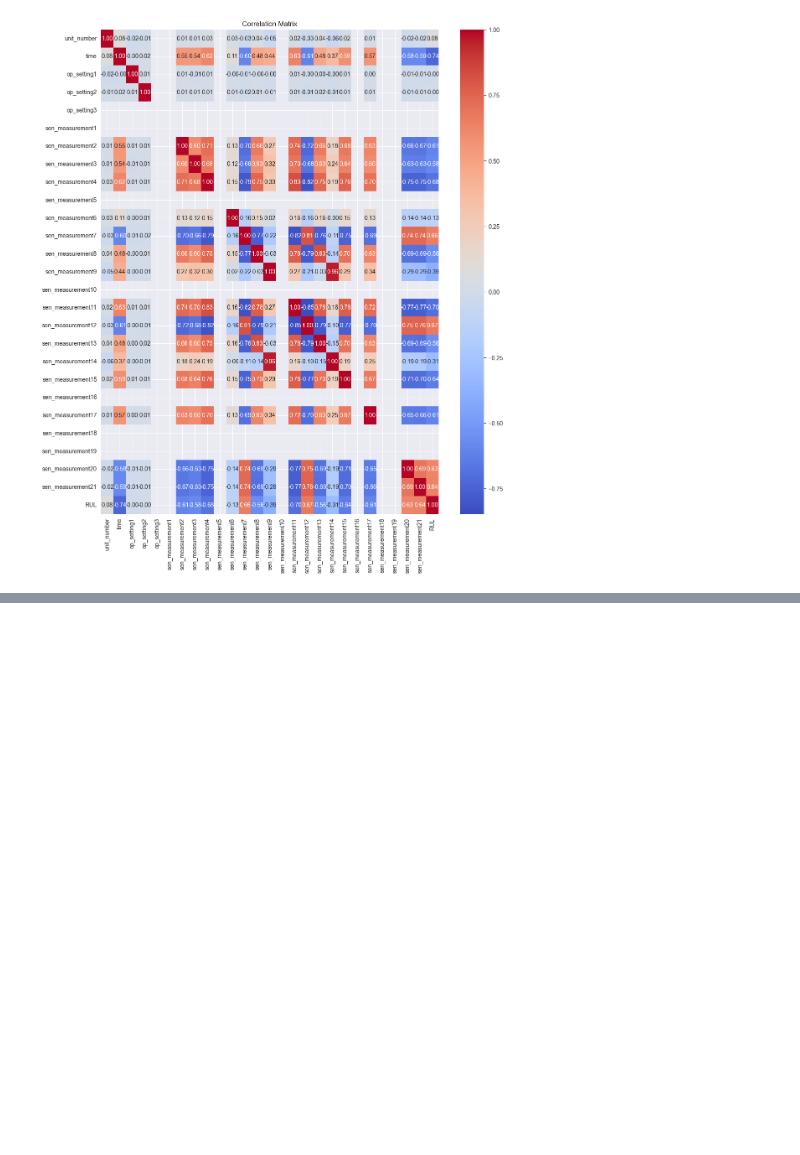
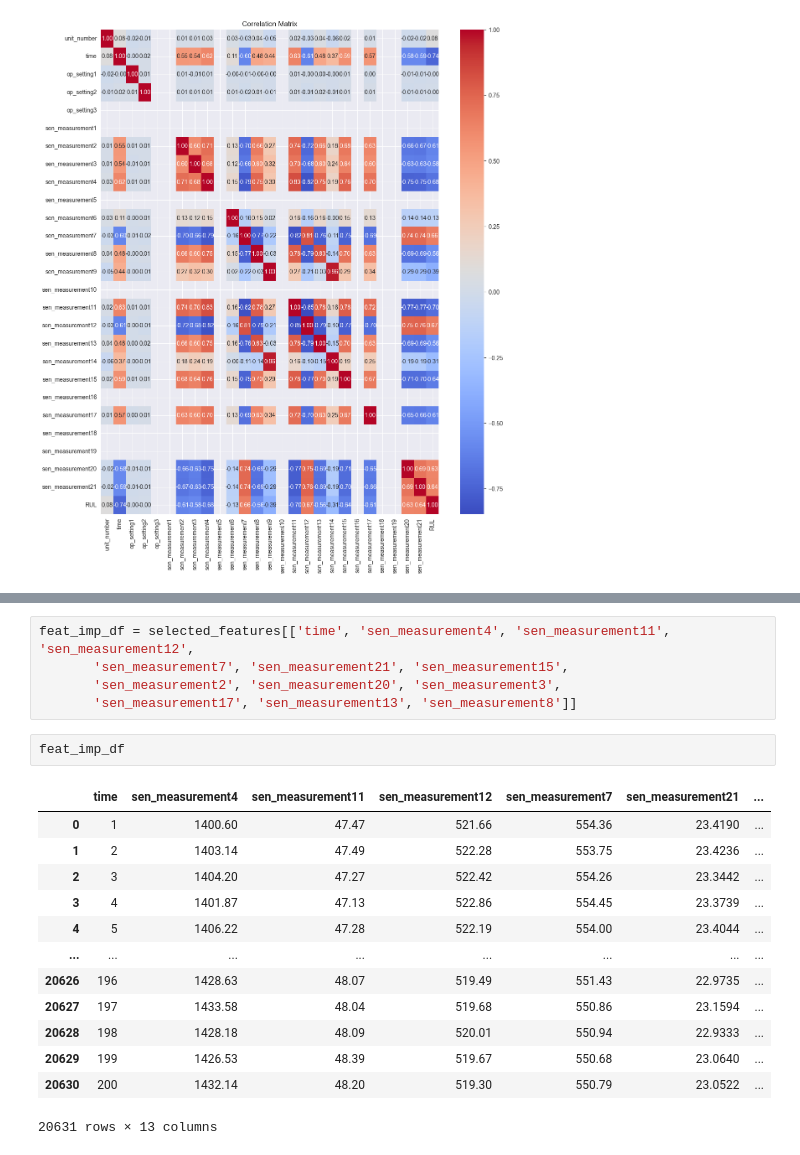
Before and after one commit to DeTa47/Turbofan-lifecycle-prediction, a Jupyter notebook: turbofan_data_eda.ipynb, the cells around one changed output, grey strips where cells are left out. Drawn from its saved outputs; the diff is of its cells as text; blank space fills up the shorter version.

```diff
--- a/turbofan_data_eda.ipynb
+++ b/turbofan_data_eda.ipynb
@@ -86,0 +179,21 @@ plt.show()
+# %%
+feat_imp_df = selected_features[['time', 'sen_measurement4', 'sen_measurement11', 'sen_measurement12',
+       'sen_measurement7', 'sen_measurement21', 'sen_measurement15',
+       'sen_measurement2', 'sen_measurement20', 'sen_measurement3',
+       'sen_measurement17', 'sen_measurement13', 'sen_measurement8']]
+# %%
+feat_imp_df
+# %% [output]
+|  | time | sen_measurement4 | sen_measurement11 | sen_measurement12 | sen_measurement7 | sen_measurement21 | ... |
+| 0 | 1 | 1400.60 | 47.47 | 521.66 | 554.36 | 23.4190 | ... |
+| 1 | 2 | 1403.14 | 47.49 | 522.28 | 553.75 | 23.4236 | ... |
+| 2 | 3 | 1404.20 | 47.27 | 522.42 | 554.26 | 23.3442 | ... |
+| 3 | 4 | 1401.87 | 47.13 | 522.86 | 554.45 | 23.3739 | ... |
+| 4 | 5 | 1406.22 | 47.28 | 522.19 | 554.00 | 23.4044 | ... |
+| ... | ... | ... | ... | ... | ... | ... | ... |
+| 20626 | 196 | 1428.63 | 48.07 | 519.49 | 551.43 | 22.9735 | ... |
+| 20627 | 197 | 1433.58 | 48.04 | 519.68 | 550.86 | 23.1594 | ... |
+| 20628 | 198 | 1428.18 | 48.09 | 520.01 | 550.94 | 22.9333 | ... |
+| 20629 | 199 | 1426.53 | 48.39 | 519.67 | 550.68 | 23.0640 | ... |
+| 20630 | 200 | 1432.14 | 48.20 | 519.30 | 550.79 | 23.0522 | ... |
+20631 rows × 13 columns
```
Also changed, not shown: parts of 19 cells of this notebook, 1 other file.
